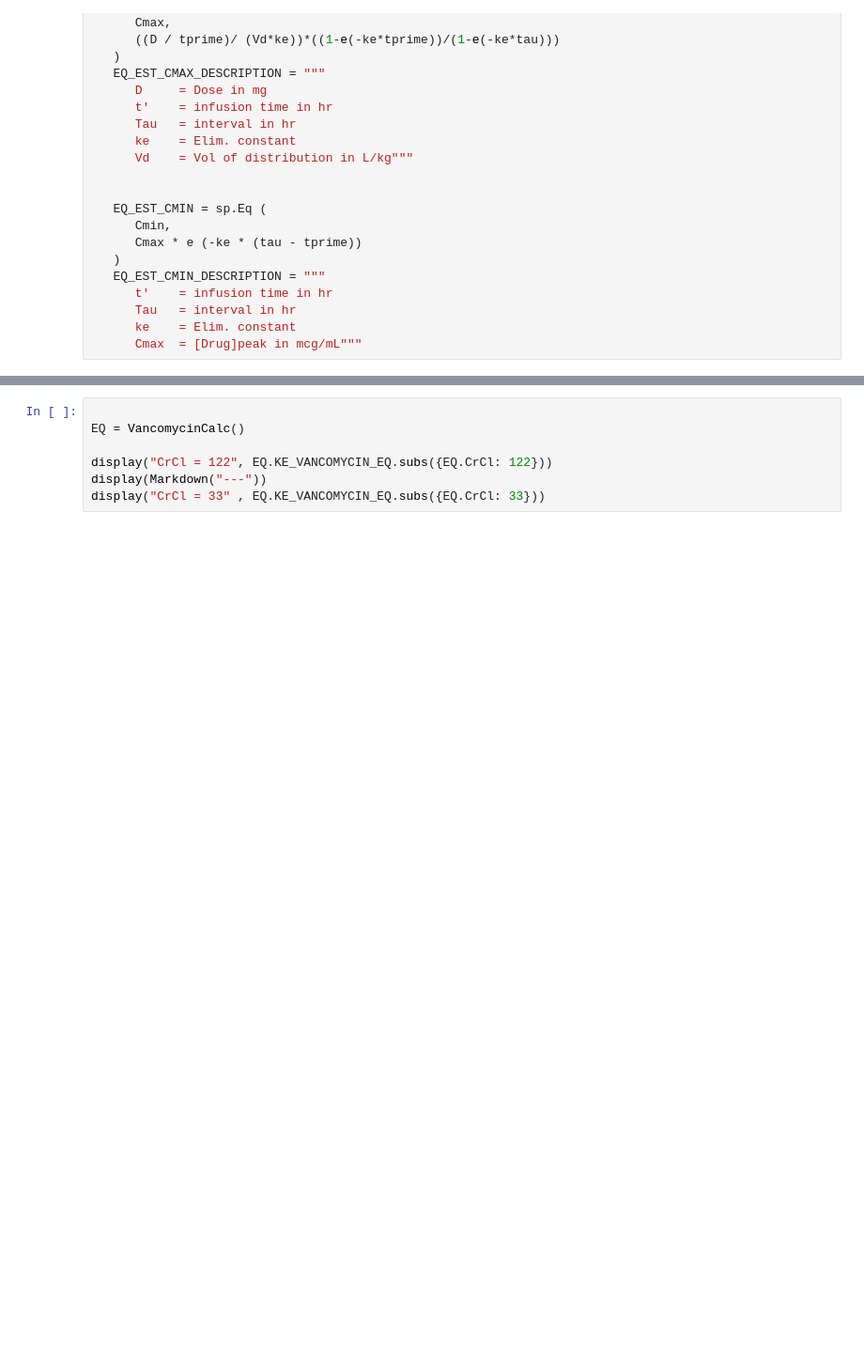
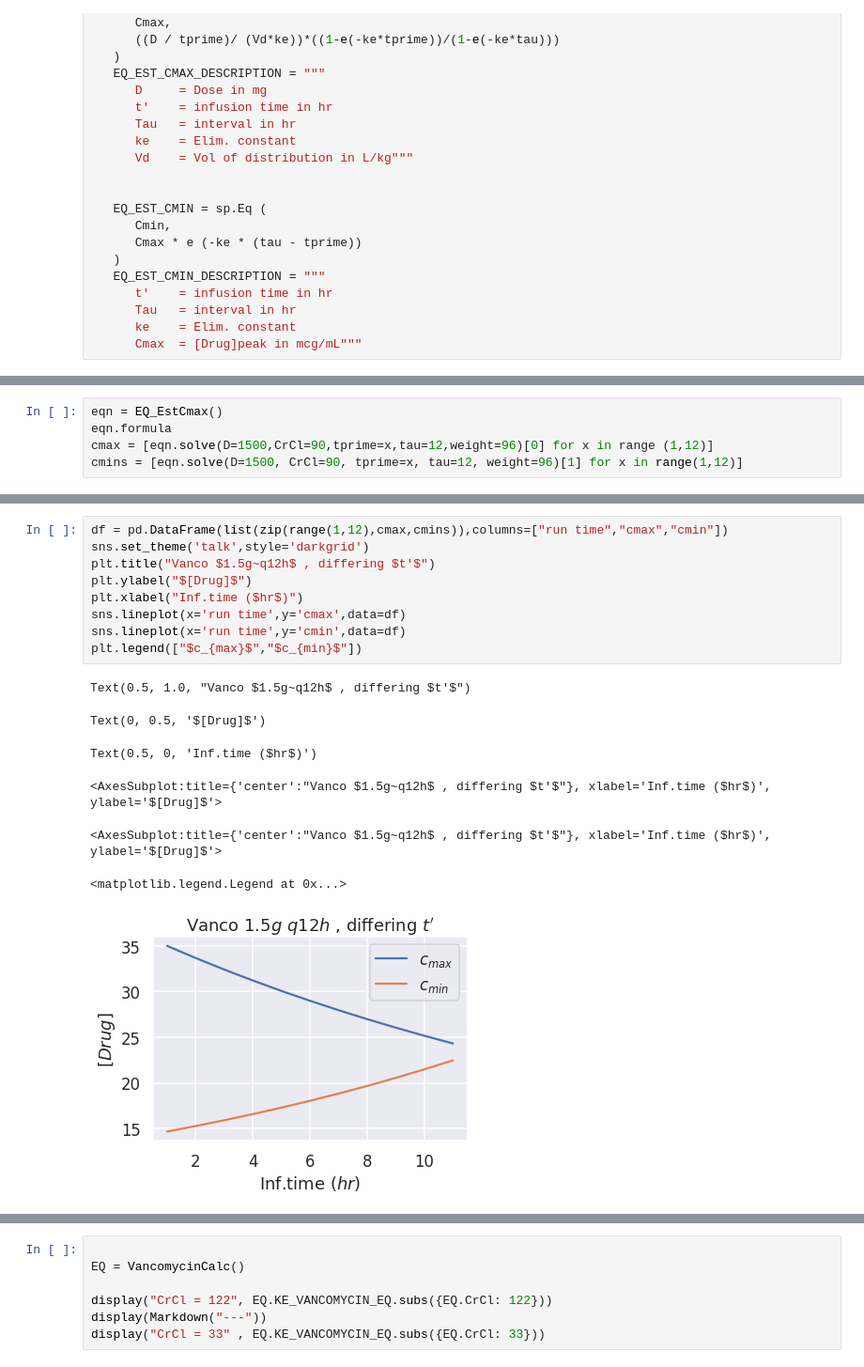
Before and after one commit to jsteinbecker/sars-cov-2, a Jupyter notebook: Projects/sympyify.ipynb, the cells around one changed output, grey strips where cells are left out. Shown: that part at 94% size. Saved outputs shown, nothing was run; the diff lists cells and outputs as text; blank space fills up the shorter version.

```diff
--- a/Projects/sympyify.ipynb
+++ b/Projects/sympyify.ipynb
@@ -175,0 +270,5 @@ class VancomycinCalc :
+# %%
+eqn = EQ_EstCmax()
+eqn.formula
+cmax = [eqn.solve(D=1500,CrCl=90,tprime=x,tau=12,weight=96)[0] for x in range (1,12)]
+cmins = [eqn.solve(D=1500, CrCl=90, tprime=x, tau=12, weight=96)[1] for x in range(1,12)]
@@ -175,0 +300,17 @@ class VancomycinCalc :
+# %%
+df = pd.DataFrame(list(zip(range(1,12),cmax,cmins)),columns=["run time","cmax","cmin"])
+sns.set_theme('talk',style='darkgrid')
+plt.title("Vanco $1.5g~q12h$ , differing $t'$")
+plt.ylabel("$[Drug]$")
+plt.xlabel("Inf.time ($hr$)")
+sns.lineplot(x='run time',y='cmax',data=df)
+sns.lineplot(x='run time',y='cmin',data=df)
+plt.legend(["$c_{max}$","$c_{min}$"])
+# %% [output]
+Text(0.5, 1.0, "Vanco $1.5g~q12h$ , differing $t'$")
+Text(0, 0.5, '$[Drug]$')
+Text(0.5, 0, 'Inf.time ($hr$)')
+<AxesSubplot:title={'center':"Vanco $1.5g~q12h$ , differing $t'$"}, xlabel='Inf.time ($hr$)', ylabel='$[Drug]$'>
+<AxesSubplot:title={'center':"Vanco $1.5g~q12h$ , differing $t'$"}, xlabel='Inf.time ($hr$)', ylabel='$[Drug]$'>
+<matplotlib.legend.Legend at 0x...>
+[figure, added]
```
Also changed, not shown: parts of 10 cells of this notebook, 10 other files.
